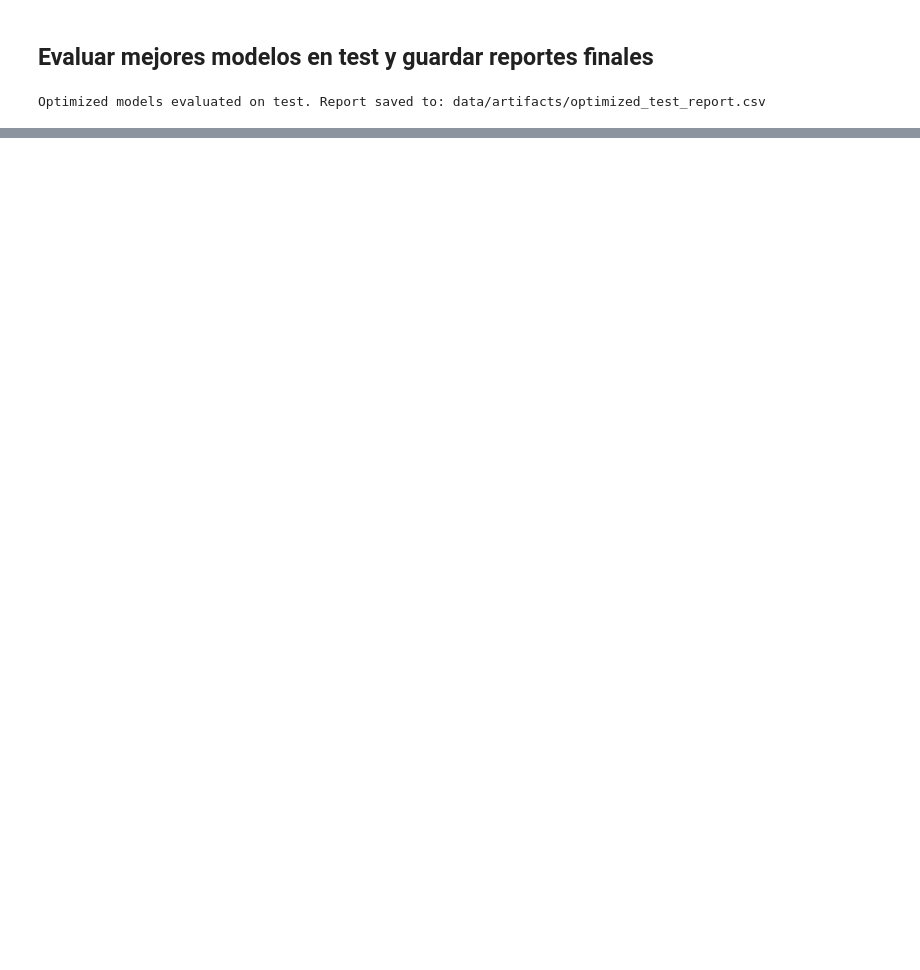
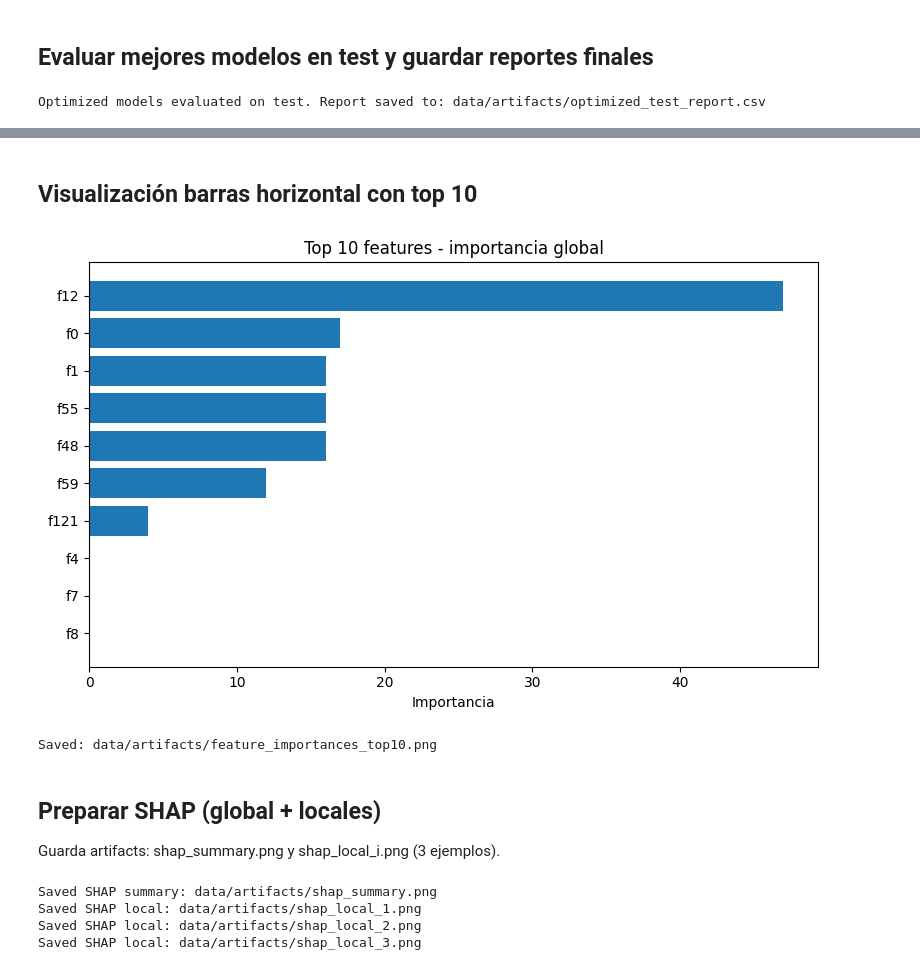
Before and after one commit to rgriveros/ENTREGA-FINAL_DS2_RRiveros, a Jupyter notebook: EntregaFinal_DS2_RRiveros.ipynb, the cells around one changed output, grey strips where cells are left out. Cells and saved outputs as stored; diff of their text form; code cells hidden in the pictures; blank space fills up the shorter version.

```diff
--- a/EntregaFinal_DS2_RRiveros.ipynb
+++ b/EntregaFinal_DS2_RRiveros.ipynb
@@ -1678,0 +2427,65 @@ Optimized models evaluated on test. Report saved to: data/artifacts/optimized_te
+# %% [markdown]
+## Visualización barras horizontal con top 10
+# %%
+import matplotlib.pyplot as plt
+
+top10 = df_imp.head(10).iloc[::-1]  # invertir para plotting
+plt.figure(figsize=(8,5))
+plt.barh(top10['feature'], top10['importance'], color='C0')
+plt.xlabel('Importancia')
+plt.title('Top 10 features - importancia global')
+plt.tight_layout()
+plt.savefig(ART / "feature_importances_top10.png", dpi=150)
+plt.show()
+print("Saved:", ART / "feature_importances_top10.png")
+# %% [output]
+[figure, added]
+Saved: data/artifacts/feature_importances_top10.png
+# %% [markdown]
+## Preparar SHAP (global + locales)
+
+Guarda artifacts: shap_summary.png y shap_local_i.png (3 ejemplos).
+# %%
+# Requisitos: shap instalado (pip install shap). Ejecutar en Colab si hace falta.
+import joblib, pandas as pd, numpy as np, shap
+from pathlib import Path
+ART = Path("data/artifacts")
+
+model = joblib.load(ART / "model_final.joblib")
+X = pd.read_parquet(ART / "df_transformed.parquet")
+# remover target si existe
+X = X.drop(columns=[c for c in X.columns if c.lower() in ("target","label","objetivo","y")], errors='ignore')
+
+# usar TreeExplainer para modelos tree-based
+explainer = shap.TreeExplainer(model)
+# sample por rendimiento si X grande
+X_sample = X.sample(n=min(200, len(X)), random_state=42)
+shap_values = explainer.shap_values(X_sample)  # para classifier, devuelve lista por clase o matriz
+
+# Determine sv (SHAP values for the positive class)
+sv = shap_values[1] if isinstance(shap_values, list) and len(shap_values) > 1 else shap_values
+
+# Determine expected_value for the positive class
+expected_value = explainer.expected_value[1] if isinstance(explainer.expected_value, list) and len(explainer.expected_value) > 1 else explainer.expected_value
+
+# summary plot (global)
+shap.summary_plot(sv, X_sample, show=False, plot_type="bar")
+plt = __import__('matplotlib').pyplot
+plt.tight_layout()
+plt.savefig(ART / "shap_summary.png", dpi=150)
+plt.close()
+print("Saved SHAP summary:", ART / "shap_summary.png")
+
+# guardar 3 force plots locales como imágenes (ejemplo para 3 índices)
+local_idxs = list(X_sample.index[:3])
+for ii, idx in enumerate(local_idxs, start=1):
+    shap.force_plot(expected_value, sv[X_sample.index.get_loc(idx)], X_sample.loc[idx,:], matplotlib=True, show=False)
+    plt.tight_layout()
+    plt.savefig(ART / f"shap_local_{ii}.png", dpi=150)
+    plt.close()
+    print("Saved SHAP local:", ART / f"shap_local_{ii}.png")
+# %% [output]
+Saved SHAP summary: data/artifacts/shap_summary.png
+Saved SHAP local: data/artifacts/shap_local_1.png
+Saved SHAP local: data/artifacts/shap_local_2.png
+Saved SHAP local: data/artifacts/shap_local_3.png
```
Also changed, not shown: parts of 64 cells of this notebook.
